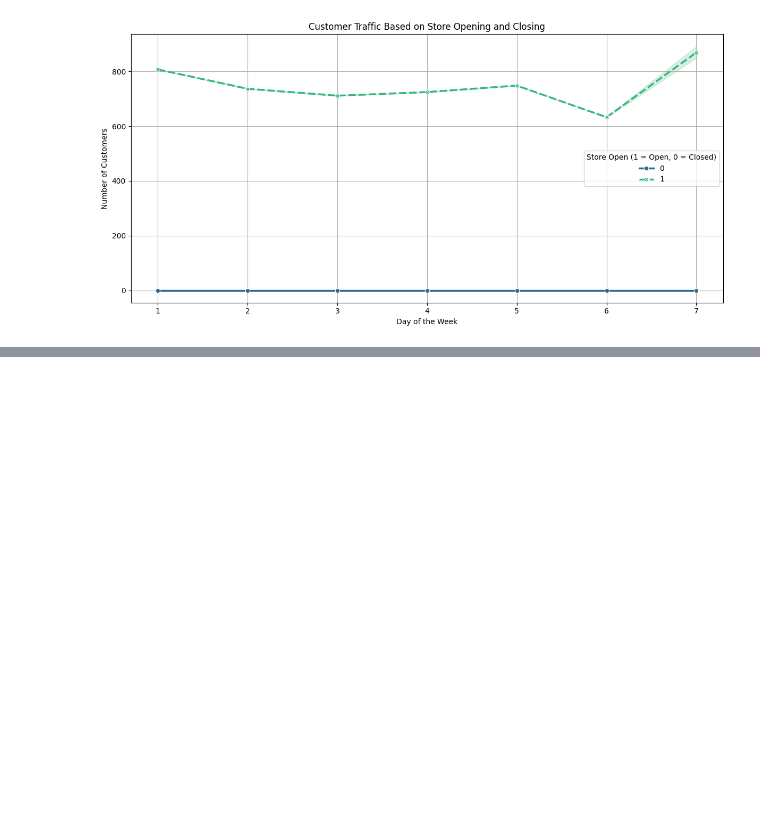
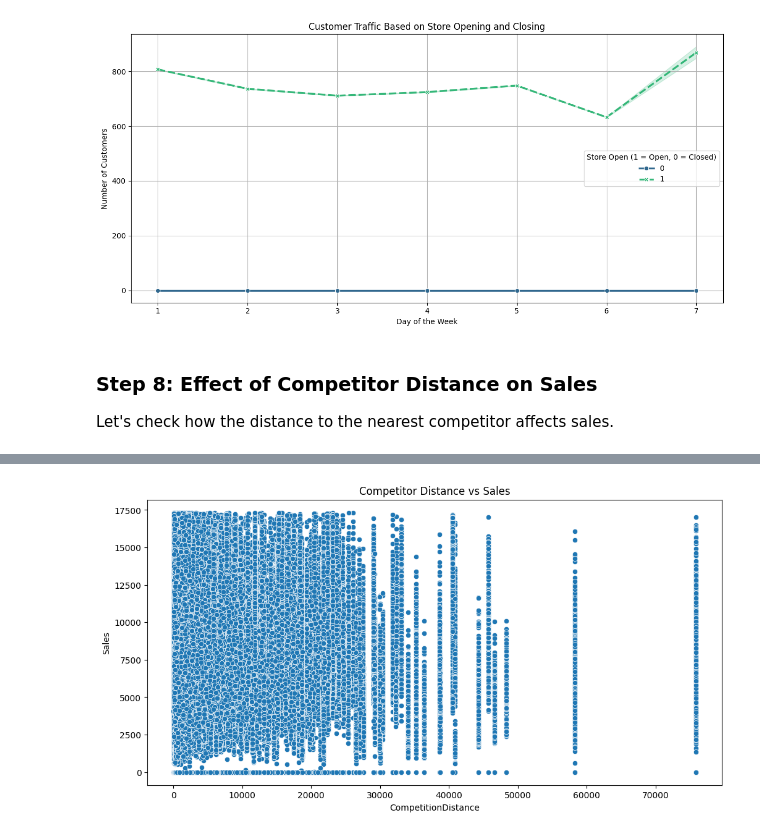
Before and after one commit to GetieBalew24/Rossmann--Sales-Prediction, a Jupyter notebook: notebooks/customer_purchasing_behavior_EDA.ipynb, the cells around one changed output, grey strips where cells are left out. Cells and saved outputs as stored; diff of their text form; code cells hidden in the pictures; blank space fills up the shorter version.

Commit message:
effect of competitor distance on sales

```diff
--- a/notebooks/customer_purchasing_behavior_EDA.ipynb
+++ b/notebooks/customer_purchasing_behavior_EDA.ipynb
@@ -227,3 +227,10 @@ cba.customer_opening_behavior(train_cleaned)
 # %% [output]
 2025-01-03 20:03:13 - INFO - Plotting customer traffic based on store opening status...
 [figure]
+# %% [markdown]
+### Step 8: Effect of Competitor Distance on Sales
+Let's check how the distance to the nearest competitor affects sales.
+# %%
+# Scatter plot to check distance vs sales relationship
+cba.competitor_distance_sales(train_cleaned)
+# %% [output]
@@ -229,0 +238 @@ cba.customer_opening_behavior(train_cleaned)
+[figure, added]
```
Also changed, not shown: parts of 4 cells of this notebook, 1 other file.
